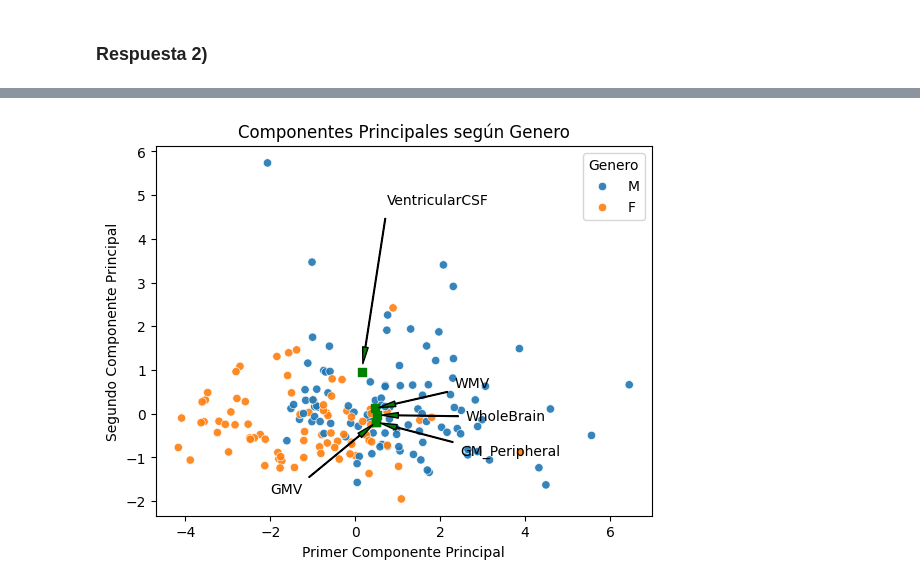
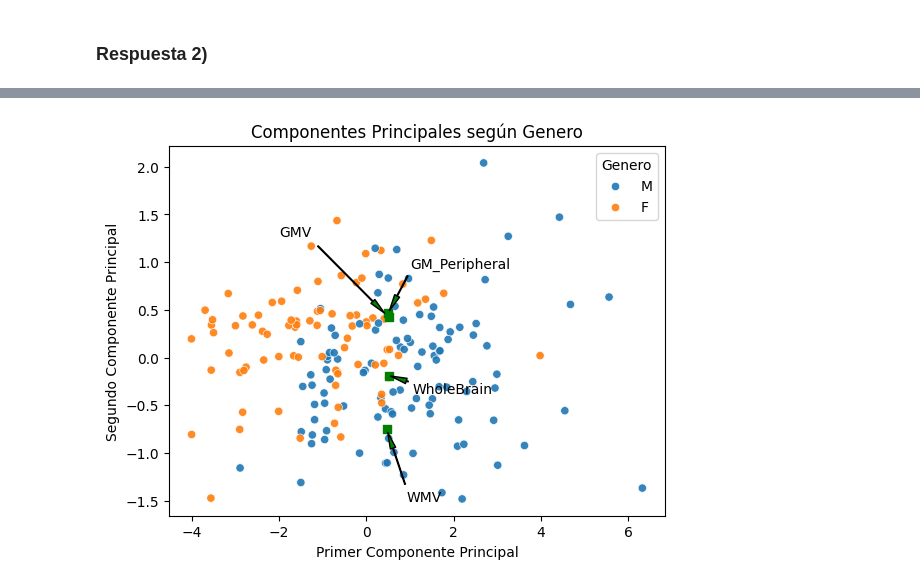
Before and after one commit to xlisouski/Neurociencia, a Jupyter notebook: TP_Unidad1_XimenaLisouski.ipynb, the cells around one changed output, grey strips where cells are left out. Cells and saved outputs as stored; diff of their text form; code cells hidden in the pictures.

```diff
--- a/TP_Unidad1_XimenaLisouski.ipynb
+++ b/TP_Unidad1_XimenaLisouski.ipynb
@@ -1164,3 +1164,29 @@ plt.show()
 [figure]
 # %% [markdown]
 ### **Respuesta 2)**
+# %%
+# PCA
+
+variables_num = ['GMV', 'WMV', 'WholeBrain', 'GM_Peripheral']
+
+df_PCA = df[variables_num]
+
+# Normalizo la variable
+scaler = StandardScaler()
+X = df_PCA.values
+X = scaler.fit_transform(X)
+
+# Genero objeto pca
+pca = PCA(n_components = 3)
+
+# Se lo aplico al dataset elegido
+pca.fit(X)
+
+# Calculo PCA
+componentes_principales = pca.transform(X)
+
+# Almaceno en dataframe y presento
+df_PCA_final_2 = pd.DataFrame(data = componentes_principales)
+prefijo = "PC_"
+df_PCA_final_2 = df_PCA_final_2.add_prefix(prefijo)
+df_PCA_final_2.head()
@@ -1167,34 +1200,39 @@ plt.show()
 # %%
+# Visualización
+df['PC_0'] = df_PCA_final_2['PC_0']
+df['PC_1'] = df_PCA_final_2['PC_1']
+df['PC_2'] = df_PCA_final_2['PC_2']
+
 componentes = pca.components_.T
 cargas = pd.DataFrame(componentes, index=variables_num, columns=[f'PC_{i}' for i in range(componentes.shape[1])])
 
 plt.figure()
 sns.scatterplot(data = df,
                 x = 'PC_0',
                 y = 'PC_1',
                 hue = 'Genero',
                 alpha = 0.9)
 
 
 for variable, (x, y) in zip(cargas.index, zip(cargas['PC_0'], cargas['PC_1'])):
     if (variable == 'GMV'):
-            xytext=(-2, y*10)
+            xytext=(-2, y*3)
     else:
-            xytext=(x*5, y*5)
+            xytext=(x*2, y*2)
     plt.annotate(
         variable,
         xy=(x, y),
         xytext = xytext,  # Ajusta la posición del texto para que esté alejado
         arrowprops=dict(facecolor='green', shrink=0.05, width=0.5, headwidth=4),
         fontsize=10,
         color='black'
     )
     plt.scatter(x, y, color='green', marker='s', s=30, label='Cargas de Variables' if variable == variables_num[0] else "")
 
 
 plt.xlabel('Primer Componente Principal')
 plt.ylabel('Segundo Componente Principal')
 plt.title('Componentes Principales según Genero')
 plt.show()
 # %% [output]
-[figure, old version]
+[figure, new version]
```
Also changed, not shown: parts of 3 cells of this notebook.
